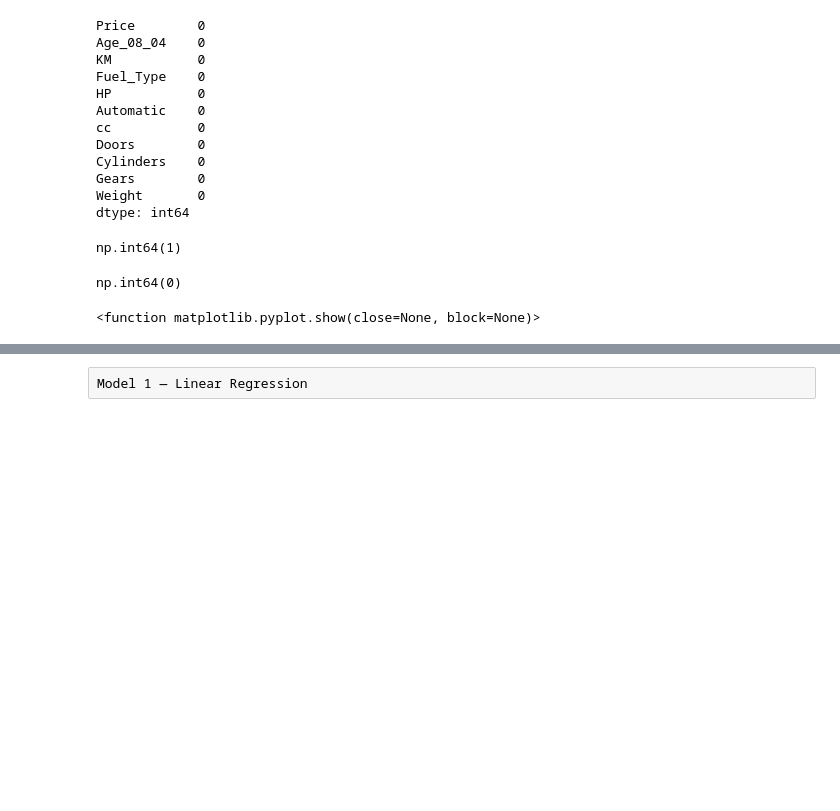
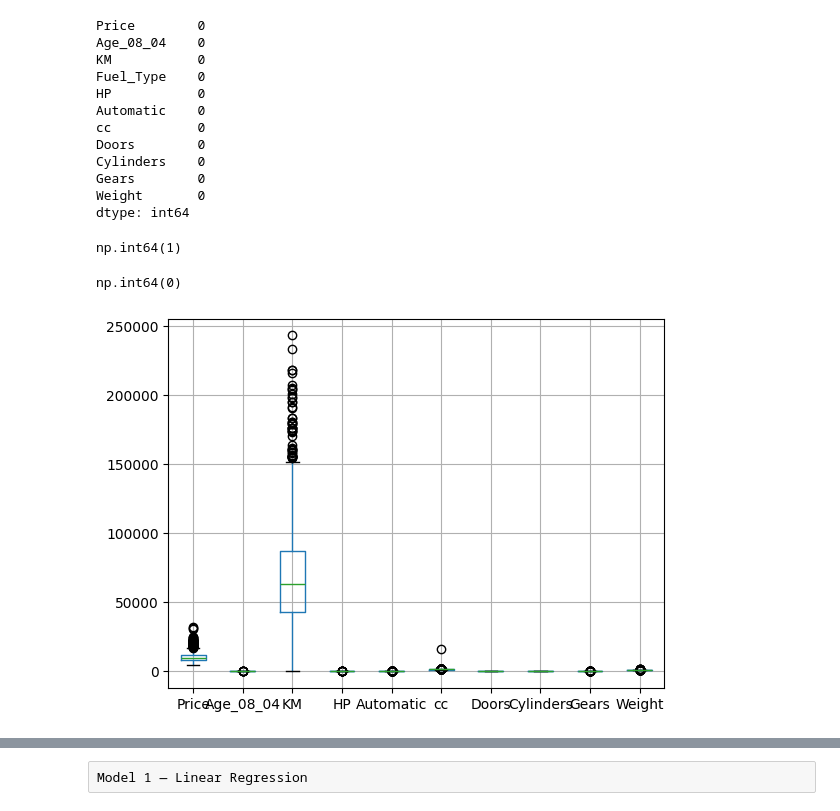
Before and after one commit to Sudeepkanase/Data_Science_work, a Jupyter notebook: Assignment_MLR.ipynb, the cells around one changed output, grey strips where cells are left out. Drawn from its saved outputs; the diff is of its cells as text; code cells hidden in the pictures; blank space fills up the shorter version.

```diff
--- a/Assignment_MLR.ipynb
+++ b/Assignment_MLR.ipynb
@@ -78,9 +80,9 @@ np.int64(0)
 # %%
 # Check outliers
 df.boxplot()
-plt.show
+plt.show()
 # %% [output]
-<function matplotlib.pyplot.show(close=None, block=None)>
+[figure, added]
 # %%
 ### outlier capping
 def outlier_capping(df,column):
```
Also changed, not shown: parts of 20 cells of this notebook, 1 other file.
